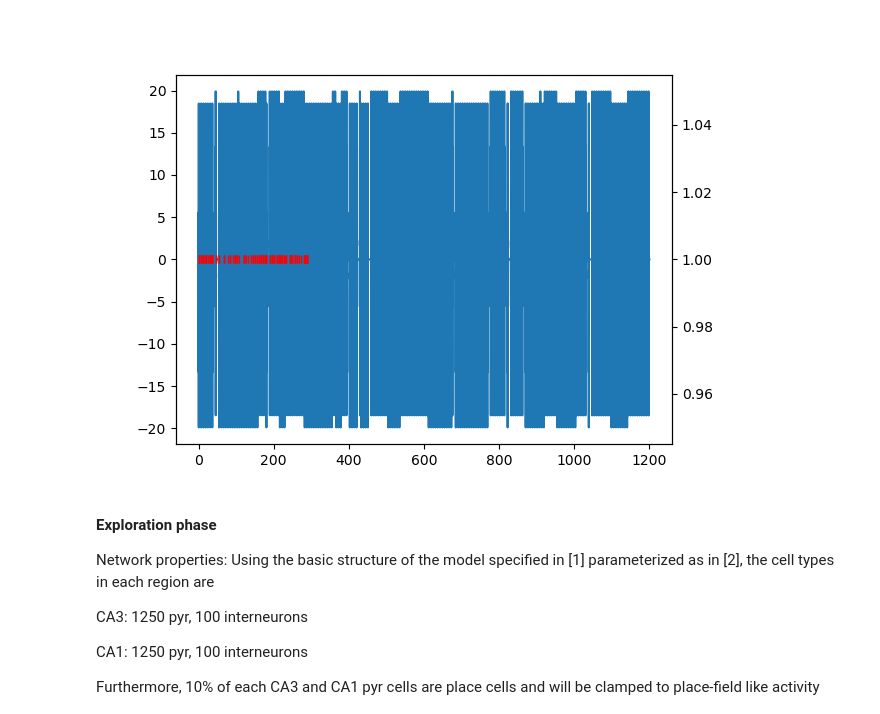
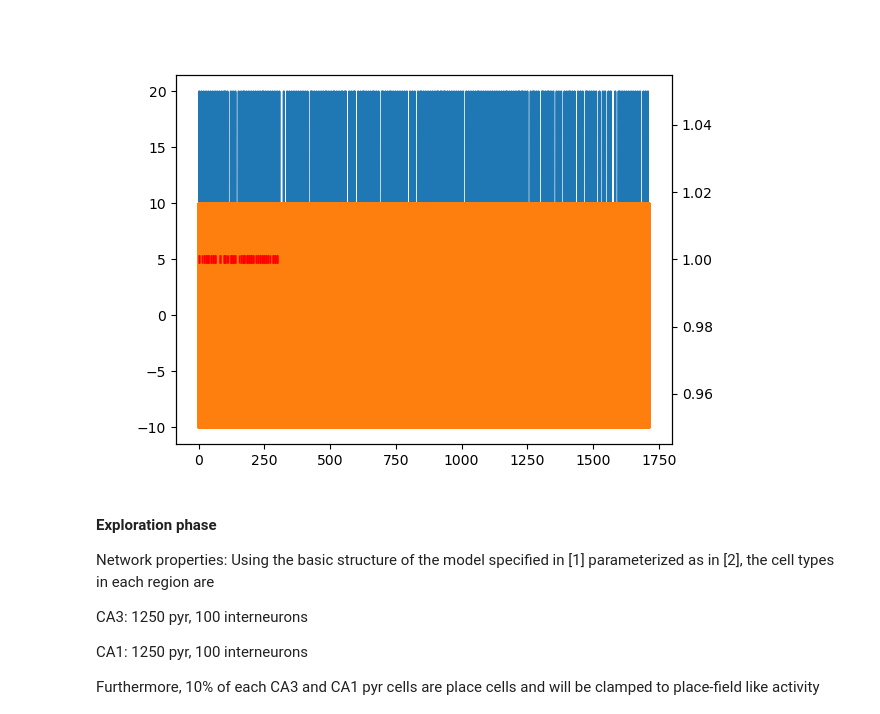
Before and after one commit to justidy1/IctalPlaceCell, a Jupyter notebook: explore_train_net.ipynb, the cells around one changed output. Saved outputs shown, nothing was run; the diff lists cells and outputs as text; code cells hidden in the pictures.

Commit message:
adding ictal component

```diff
--- a/explore_train_net.ipynb
+++ b/explore_train_net.ipynb
@@ -31,10 +17,6 @@ class LineMaze():
 
         self.x = np.linspace(0,L,N)
         self.y = np.zeros(N)
-
-        # reward zone x and y
-        self.x_rz = np.array([0,L])
-        self.y_rz = np.array([0,0])
 
         # the left and right trajectories
         self.x_left = np.zeros(N)
@@ -50,7 +32,6 @@ class LineMaze():
 
     def plot(self):
         plt.plot(self.x,self.y,'k.')
-        plt.plot(self.x_rz,self.y_rz,'r.')
         plt.axis('equal')
         plt.show()
 
@@ -122,12 +103,26 @@ def firing_place_cell_linear(t,x,center_x,L,sigma=7,rmax=20):
     # calculate the firing rate
     Q = sigma
 
-    return lambda t: rmax*(np.exp(-((x_t(t)-center_x)**2)/(2*sigma**2)))*(np.cos(np.pi*7*t + (np.sign(center_x)*(x_t(t)-center_x-sigma)*np.pi/Q)))
+    return lambda t: rmax*(np.exp(-((x_t(t)-center_x)**2)/(2*sigma**2)))*(1+np.cos(np.pi*7*t + (np.sign(center_x)*(x_t(t)-center_x)*np.pi/Q)))/2
+
+def firing_dopamine_reward(t,x,x_rz,sigma,rmax=20):
+    '''Reward firing rate. The firing rate is a gaussian centered at the reward zone.'''
+
+    x_t = interpolate.interp1d(t,x,kind='linear',fill_value='extrapolate')
+
+    return lambda t: rmax*(np.exp(-((x_t(t)-x_rz)**2)/(2*sigma**2)))
+
+def firing_ictal_spike(t,x,x_rz,sigma,rmax=20):
+    '''A focal ictal spike. The firing rate is a gaussian centered at the reward zone.'''
+
+    x_t = interpolate.interp1d(t,x,kind='linear',fill_value='extrapolate')
+
+    return lambda t: rmax*(np.exp(-((x_t(t)-x_rz)**2)/(2*sigma**2)))
 # %%
 L_maze = 300
 maze = LineMaze(3600,L=L_maze)
-t,x,y = gen_traj(maze,400,0.9,50)
-r = firing_place_cell_linear(t,x,30,L_maze)
+t,x,y = gen_traj(maze,400,0.9,35)
+r = firing_place_cell_linear(t,x,100,L_maze)
 
 plt.close('all')
 plt.figure()
@@ -140,27 +145,28 @@ plt.show()
 # %%
 def accept_reject_spike(t0,tmax,r,r_max=20):
     t_spike = []
     t_spike.append(t0)
     t = 0
     while t <= tmax:
         # draw spike at the max rate
         t = t + np.random.exponential(1/r_max)
 
         # with probability r(t) / r_max, keep the spike
         if np.random.rand() < r(t) / r_max:
             t_spike.append(t0 + t)
 
     return np.array(t_spike)
 
 s_times = accept_reject_spike(0,300,r)
 plt.close('all')
 plt.figure()
 plt.plot(t,r(t))
+plt.plot(t,-10*np.cos(2*np.pi*7*t))
 plt.twinx()
 plt.plot(s_times,np.ones_like(s_times),'|r')
 plt.show()
 # %% [output]
-[figure, old version]
+[figure, new version]
 # %% [markdown]
 **Exploration phase**
 
```
Also changed, not shown: parts of 10 cells of this notebook, 4 other files.
